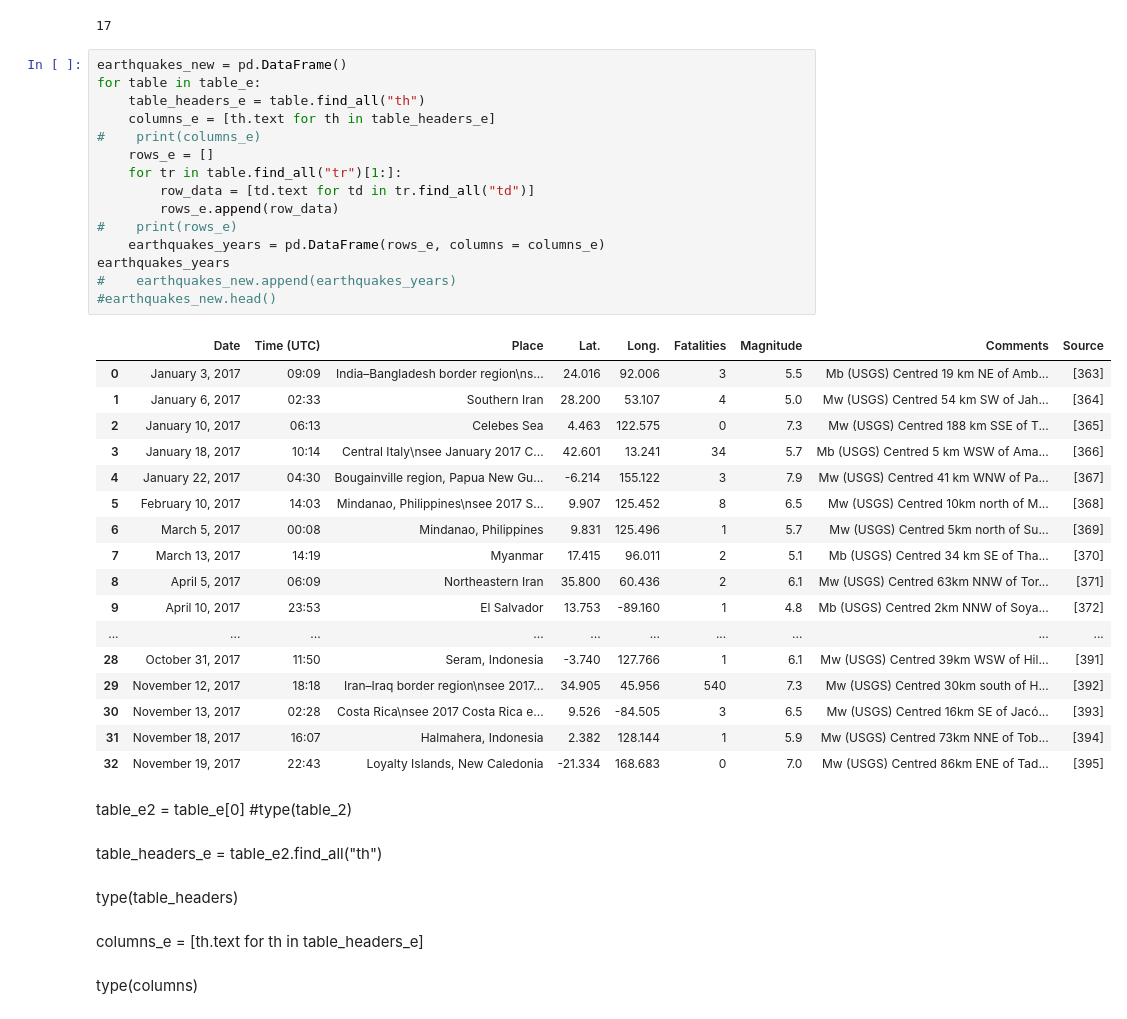
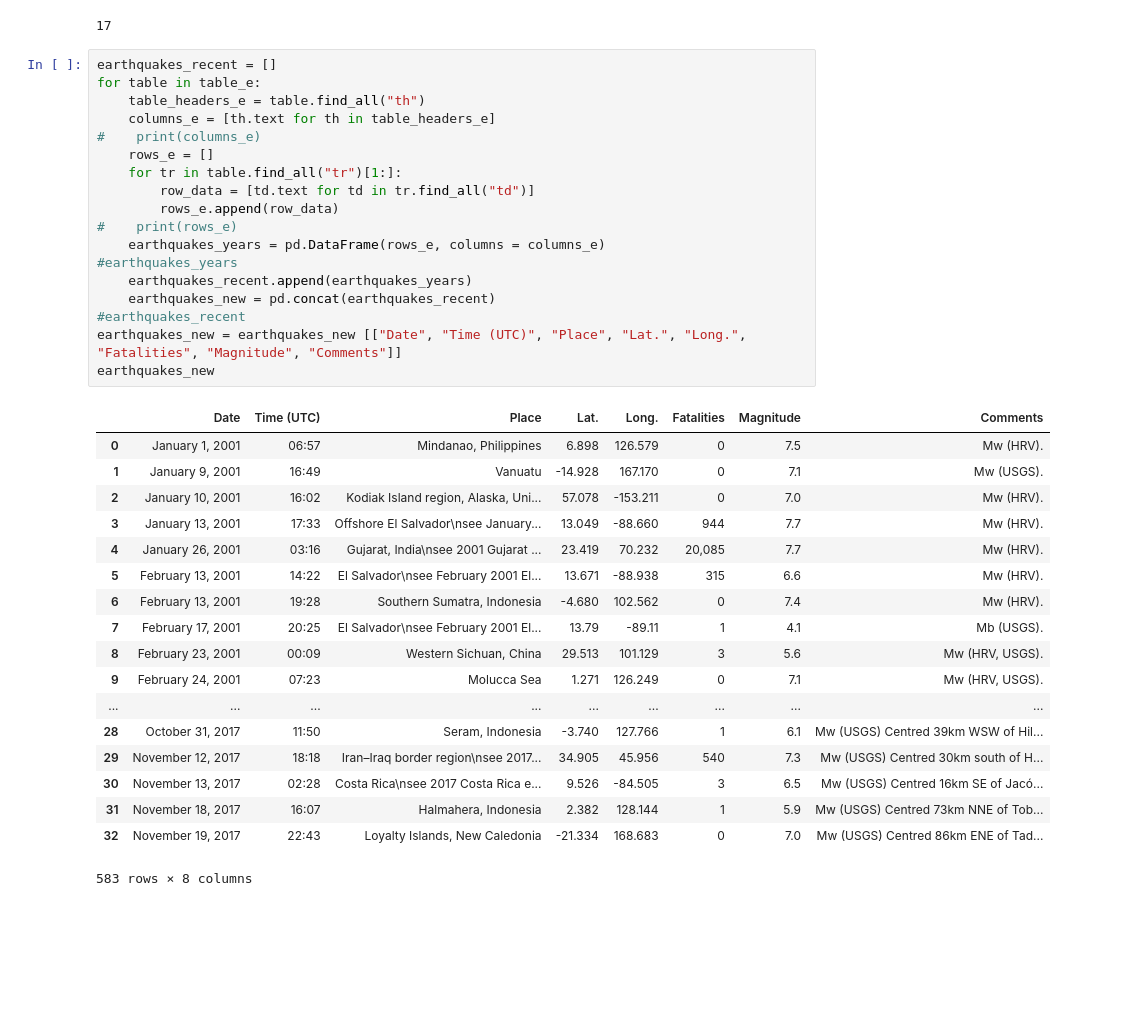
Before and after one commit to smitamisra/StrikingRobo_Earthquakes, a Jupyter notebook: MR_DQ3.ipynb, the cells around one changed output. Cells and saved outputs as stored; diff of their text form; blank space fills up the shorter version.

Commit message:
Web scrape more recent earthquakes, combine into one df.

```diff
--- a/MR_DQ3.ipynb
+++ b/MR_DQ3.ipynb
@@ -578,46 +578,39 @@ len(table_e)
 # %% [output]
 17
 # %%
-earthquakes_new = pd.DataFrame()
+earthquakes_recent = []
 for table in table_e:
     table_headers_e = table.find_all("th")
     columns_e = [th.text for th in table_headers_e]
 #    print(columns_e)
     rows_e = []
     for tr in table.find_all("tr")[1:]:
         row_data = [td.text for td in tr.find_all("td")]
         rows_e.append(row_data)
 #    print(rows_e)
     earthquakes_years = pd.DataFrame(rows_e, columns = columns_e)
-earthquakes_years
-#    earthquakes_new.append(earthquakes_years)
-#earthquakes_new.head()
+#earthquakes_years
+    earthquakes_recent.append(earthquakes_years)
+    earthquakes_new = pd.concat(earthquakes_recent)
+#earthquakes_recent
+earthquakes_new = earthquakes_new [["Date", "Time (UTC)", "Place", "Lat.", "Long.", "Fatalities", "Magnitude", "Comments"]]
+earthquakes_new
 # %% [output]
-|  | Date | Time (UTC) | Place | Lat. | Long. | Fatalities | Magnitude | Comments | Source |
-| 0 | January 3, 2017 | 09:09 | India–Bangladesh border region\ns... | 24.016 | 92.006 | 3 | 5.5 | Mb (USGS) Centred 19 km NE of Amb... | [363] |
-| 1 | January 6, 2017 | 02:33 | Southern Iran | 28.200 | 53.107 | 4 | 5.0 | Mw (USGS) Centred 54 km SW of Jah... | [364] |
-| 2 | January 10, 2017 | 06:13 | Celebes Sea | 4.463 | 122.575 | 0 | 7.3 | Mw (USGS) Centred 188 km SSE of T... | [365] |
-| 3 | January 18, 2017 | 10:14 | Central Italy\nsee January 2017 C... | 42.601 | 13.241 | 34 | 5.7 | Mb (USGS) Centred 5 km WSW of Ama... | [366] |
-| 4 | January 22, 2017 | 04:30 | Bougainville region, Papua New Gu... | -6.214 | 155.122 | 3 | 7.9 | Mw (USGS) Centred 41 km WNW of Pa... | [367] |
-| 5 | February 10, 2017 | 14:03 | Mindanao, Philippines\nsee 2017 S... | 9.907 | 125.452 | 8 | 6.5 | Mw (USGS) Centred 10km north of M... | [368] |
-| 6 | March 5, 2017 | 00:08 | Mindanao, Philippines | 9.831 | 125.496 | 1 | 5.7 | Mw (USGS) Centred 5km north of Su... | [369] |
-| 7 | March 13, 2017 | 14:19 | Myanmar | 17.415 | 96.011 | 2 | 5.1 | Mb (USGS) Centred 34 km SE of Tha... | [370] |
-| 8 | April 5, 2017 | 06:09 | Northeastern Iran | 35.800 | 60.436 | 2 | 6.1 | Mw (USGS) Centred 63km NNW of Tor... | [371] |
-| 9 | April 10, 2017 | 23:53 | El Salvador | 13.753 | -89.160 | 1 | 4.8 | Mb (USGS) Centred 2km NNW of Soya... | [372] |
-| ... | ... | ... | ... | ... | ... | ... | ... | ... | ... |
-| 28 | October 31, 2017 | 11:50 | Seram, Indonesia | -3.740 | 127.766 | 1 | 6.1 | Mw (USGS) Centred 39km WSW of Hil... | [391] |
-| 29 | November 12, 2017 | 18:18 | Iran–Iraq border region\nsee 2017... | 34.905 | 45.956 | 540 | 7.3 | Mw (USGS) Centred 30km south of H... | [392] |
-| 30 | November 13, 2017 | 02:28 | Costa Rica\nsee 2017 Costa Rica e... | 9.526 | -84.505 | 3 | 6.5 | Mw (USGS) Centred 16km SE of Jacó... | [393] |
-| 31 | November 18, 2017 | 16:07 | Halmahera, Indonesia | 2.382 | 128.144 | 1 | 5.9 | Mw (USGS) Centred 73km NNE of Tob... | [394] |
-| 32 | November 19, 2017 | 22:43 | Loyalty Islands, New Caledonia | -21.334 | 168.683 | 0 | 7.0 | Mw (USGS) Centred 86km ENE of Tad... | [395] |
+|  | Date | Time (UTC) | Place | Lat. | Long. | Fatalities | Magnitude | Comments |
+| 0 | January 1, 2001 | 06:57 | Mindanao, Philippines | 6.898 | 126.579 | 0 | 7.5 | Mw (HRV). |
+| 1 | January 9, 2001 | 16:49 | Vanuatu | -14.928 | 167.170 | 0 | 7.1 | Mw (USGS). |
+| 2 | January 10, 2001 | 16:02 | Kodiak Island region, Alaska, Uni... | 57.078 | -153.211 | 0 | 7.0 | Mw (HRV). |
+| 3 | January 13, 2001 | 17:33 | Offshore El Salvador\nsee January... | 13.049 | -88.660 | 944 | 7.7 | Mw (HRV). |
+| 4 | January 26, 2001 | 03:16 | Gujarat, India\nsee 2001 Gujarat ... | 23.419 | 70.232 | 20,085 | 7.7 | Mw (HRV). |
+| 5 | February 13, 2001 | 14:22 | El Salvador\nsee February 2001 El... | 13.671 | -88.938 | 315 | 6.6 | Mw (HRV). |
+| 6 | February 13, 2001 | 19:28 | Southern Sumatra, Indonesia | -4.680 | 102.562 | 0 | 7.4 | Mw (HRV). |
+| 7 | February 17, 2001 | 20:25 | El Salvador\nsee February 2001 El... | 13.79 | -89.11 | 1 | 4.1 | Mb (USGS). |
+| 8 | February 23, 2001 | 00:09 | Western Sichuan, China | 29.513 | 101.129 | 3 | 5.6 | Mw (HRV, USGS). |
+| 9 | February 24, 2001 | 07:23 | Molucca Sea | 1.271 | 126.249 | 0 | 7.1 | Mw (HRV, USGS). |
+| ... | ... | ... | ... | ... | ... | ... | ... | ... |
+| 28 | October 31, 2017 | 11:50 | Seram, Indonesia | -3.740 | 127.766 | 1 | 6.1 | Mw (USGS) Centred 39km WSW of Hil... |
+| 29 | November 12, 2017 | 18:18 | Iran–Iraq border region\nsee 2017... | 34.905 | 45.956 | 540 | 7.3 | Mw (USGS) Centred 30km south of H... |
+| 30 | November 13, 2017 | 02:28 | Costa Rica\nsee 2017 Costa Rica e... | 9.526 | -84.505 | 3 | 6.5 | Mw (USGS) Centred 16km SE of Jacó... |
+| 31 | November 18, 2017 | 16:07 | Halmahera, Indonesia | 2.382 | 128.144 | 1 | 5.9 | Mw (USGS) Centred 73km NNE of Tob... |
+| 32 | November 19, 2017 | 22:43 | Loyalty Islands, New Caledonia | -21.334 | 168.683 | 0 | 7.0 | Mw (USGS) Centred 86km ENE of Tad... |
+583 rows × 8 columns
-# %% [markdown]
-table_e2 = table_e[0]
-#type(table_2)
-# %% [markdown]
-table_headers_e = table_e2.find_all("th")
-# %% [markdown]
-type(table_headers)
-# %% [markdown]
-columns_e = [th.text for th in table_headers_e]
-# %% [markdown]
-type(columns)
```
Also changed, not shown: parts of 4 cells of this notebook.
